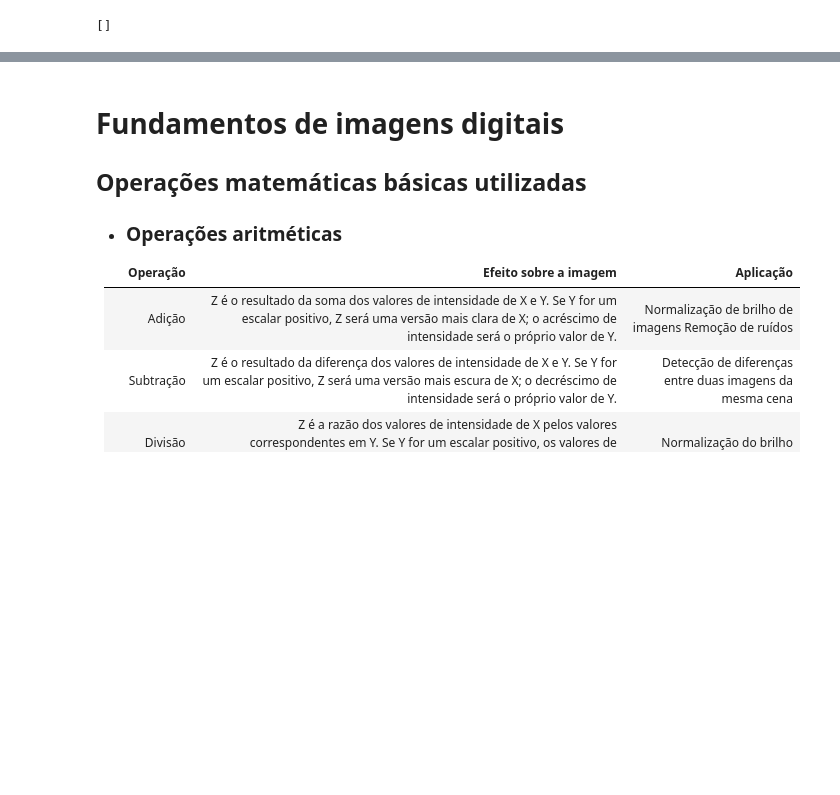
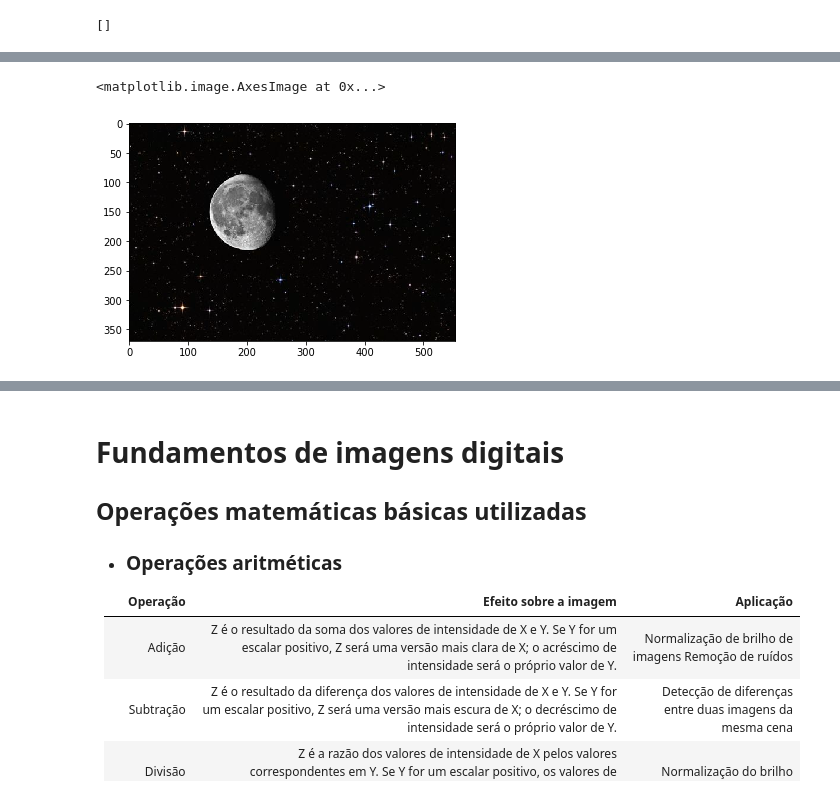
Before and after one commit to alfakini/university, a Jupyter notebook: digital-image-processing/class-1.ipynb, the cells around one changed output, grey strips where cells are left out. Cells and saved outputs as stored; diff of their text form; code cells hidden in the pictures; blank space fills up the shorter version.

```diff
--- a/digital-image-processing/class-1.ipynb
+++ b/digital-image-processing/class-1.ipynb
@@ -175,0 +199,9 @@ img redimensionada: (24, 24, 3)
+# %%
+# exemplo remoção de estrelas
+
+img = cv2.imread('images/moon.jpg')
+
+plt.imshow(img)
+# %% [output]
+<matplotlib.image.AxesImage at 0x...>
+[figure, added]
```
Also changed, not shown: parts of 25 cells of this notebook, 11 other files.
